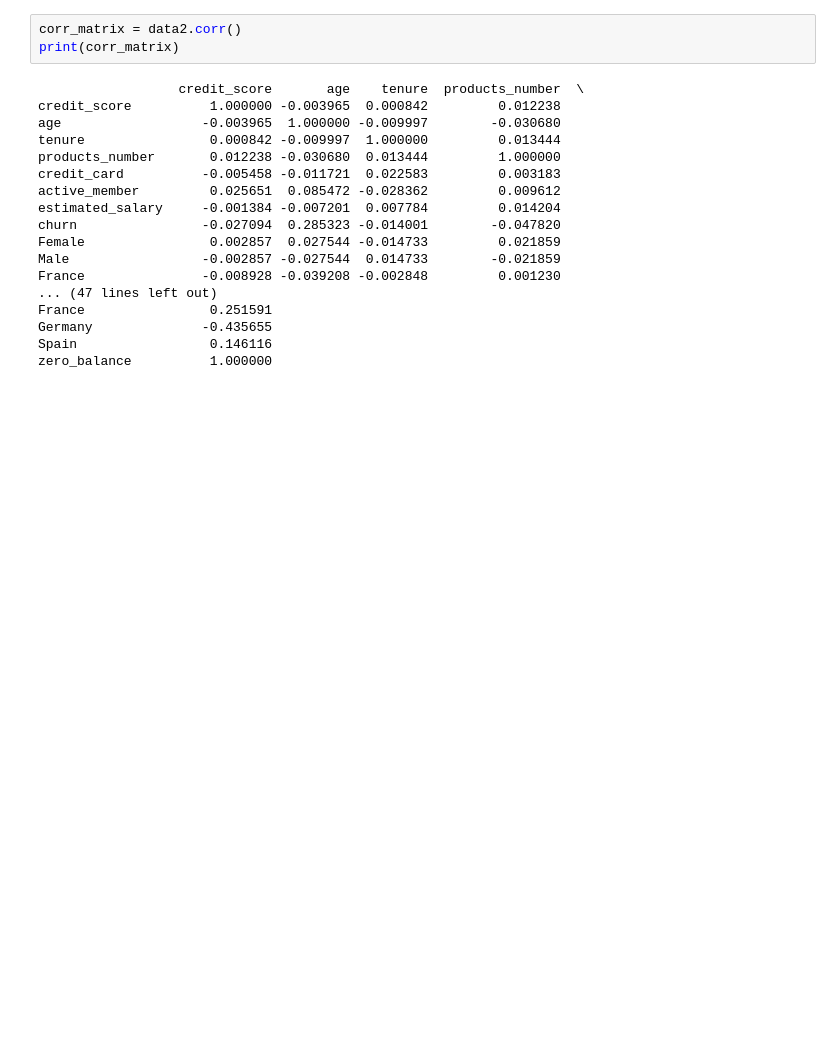
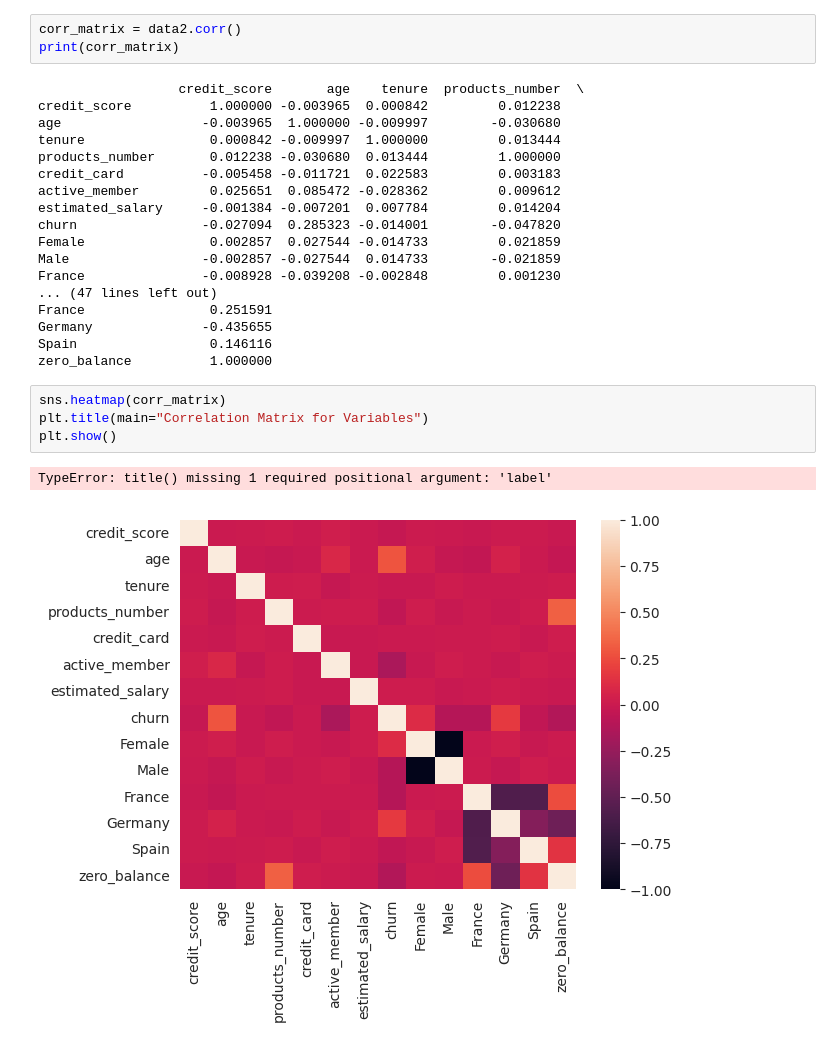
Before and after one commit to mmwitters/CDA_Project, a Jupyter notebook: Final Project.ipynb, the cells around one changed output. Saved outputs shown, nothing was run; the diff lists cells and outputs as text; blank space fills up the shorter version.

Commit message:
Added correlation matrix

```diff
--- a/Final Project.ipynb
+++ b/Final Project.ipynb
@@ -223,3 +224,10 @@ France                0.251591
 Germany              -0.435655
 Spain                 0.146116
 zero_balance          1.000000
+# %%
+sns.heatmap(corr_matrix)
+plt.title(main="Correlation Matrix for Variables")
+plt.show()
+# %% [output]
+TypeError: title() missing 1 required positional argument: 'label'
+[figure, added]
```
Also changed, not shown: parts of 1 cell of this notebook.
